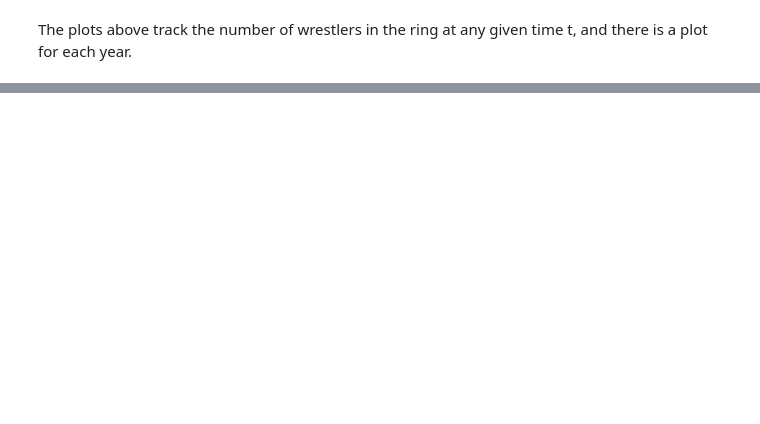
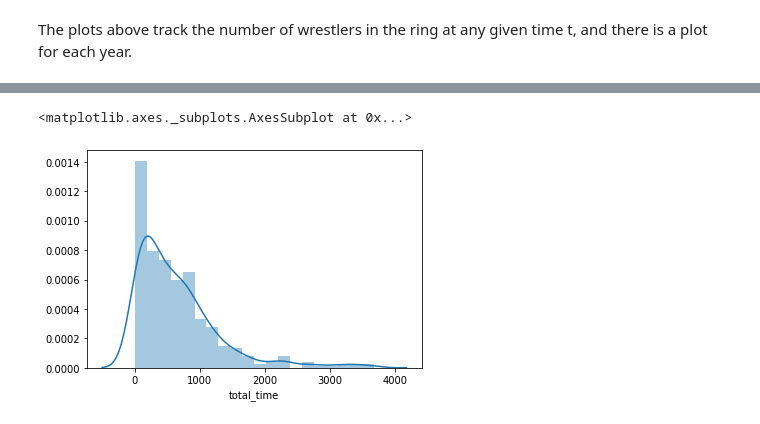
Before and after one commit to ComputerBoy9000/Royal_Rumble_Analysis, a Jupyter notebook: First_Notebook.ipynb, the cells around one changed output, grey strips where cells are left out. Saved outputs shown, nothing was run; the diff lists cells and outputs as text; code cells hidden in the pictures; blank space fills up the shorter version.

```diff
--- a/First_Notebook.ipynb
+++ b/First_Notebook.ipynb
@@ -449,0 +494,5 @@ state_list.sort()
+# %%
+sns.distplot(RUMBLE_DATA['total_time'])
+# %% [output]
+<matplotlib.axes._subplots.AxesSubplot at 0x...>
+[figure, added]
```
Also changed, not shown: parts of 34 cells of this notebook, 2 other files.
